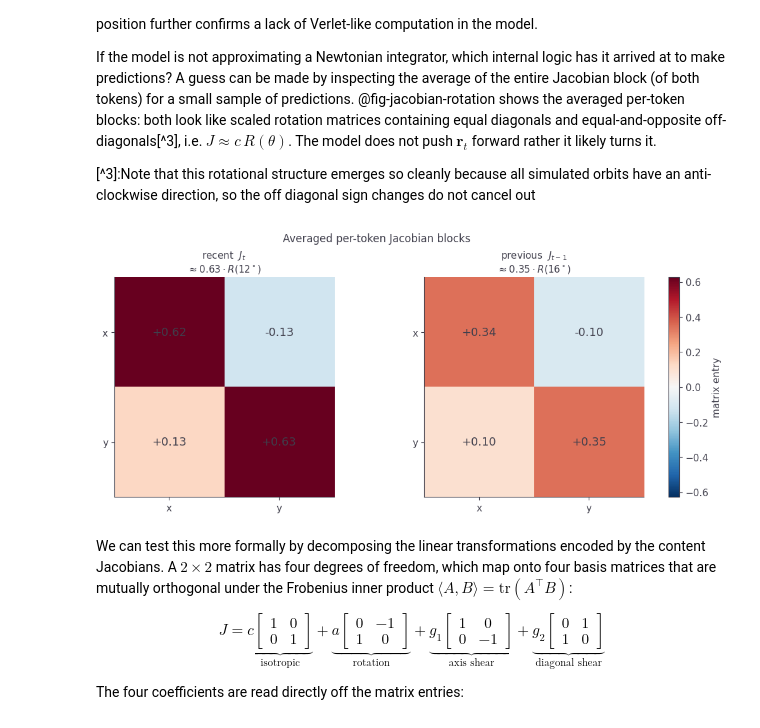
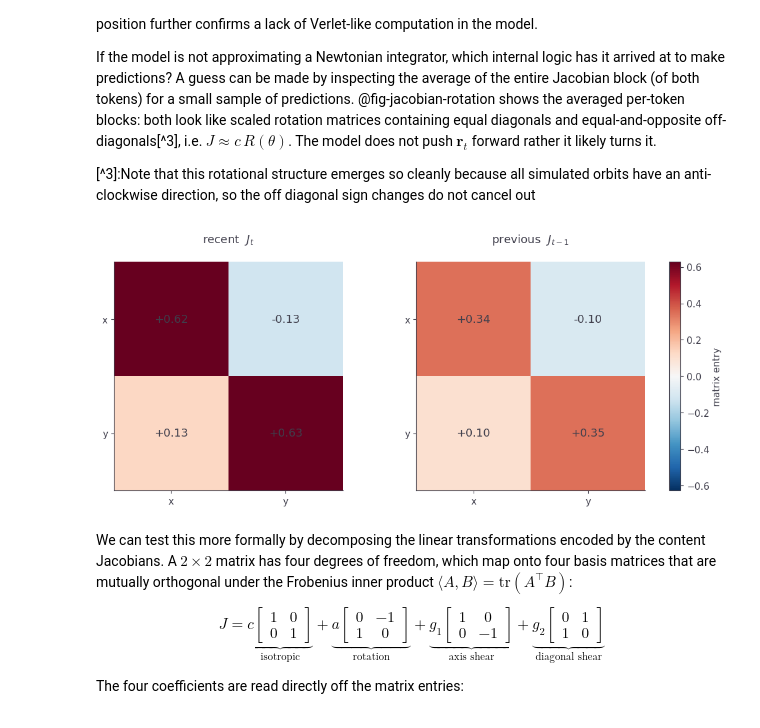
Before and after one commit to Arcadia-Science/world-model-orbits, a Jupyter notebook: index.ipynb, the cells around one changed output. Drawn from its saved outputs; the diff is of its cells as text; code cells hidden in the pictures.

Commit message:
figure cleanup

```diff
--- a/index.ipynb
+++ b/index.ipynb
@@ -180,6 +180,9 @@ for ax, mv, ev, label in [(axes[0], mv_2,   ev_2,   'context length = 2'),
     lo, hi = float(min(mv.min(), ev.min())), float(max(mv.max(), ev.max()))
     ax.plot([lo, hi], [lo, hi], 'k--', lw=1, label='y = x')
     ax.scatter(mv, ev, s=16, c='tab:blue', alpha=0.7, label=f'rel. err = {err:.0e}')
-    ax.set_xlabel('model forward output'); ax.set_ylabel('ELM reconstruction')
-fig.tight_layout(); plt.show()
+    ax.set_xlabel('model forward output')
+    ax.set_ylabel('ELM reconstruction')
+    ax.legend(title=label)
+fig.tight_layout()
+plt.show()
 # %% [output]
@@ -328,38 +330,35 @@ If the model is not approximating a Newtonian integrator, which internal logic h
 #| fig-cap: "The two content Jacobian blocks of the noisy short-context model, averaged over windows and drawn as heatmaps with each matrix entry annotated. Panel titles give the scale and angle of the nearest scaled rotation, J ~ s R(theta)."
 #| code-fold: true
 from analysis.elm import rotation_decompose
 
 mean_recent = all_blocks[:, T-1].mean(0)
 mean_prev   = all_blocks[:, T-2].mean(0)
 ds_r, a_r, ang_r, score_r = rotation_decompose(all_blocks[:, T-1])
 ds_p, a_p, ang_p, score_p = rotation_decompose(all_blocks[:, T-2])
 w_r    = NT.sample_orbit_windows(BLOCK_SIZE, N_WINDOWS, seed=SEED, offset=OFFSET)
 radius = np.linalg.norm(w_r[:, T-1, :], axis=1)
 
 fig, axes = plt.subplots(1, 2, figsize=(11, 4.5), constrained_layout=True)
 
 vmax = max(abs(mean_recent).max(), abs(mean_prev).max())
 sc_r, _, angm_r, _ = rotation_decompose(mean_recent)
 sc_p, _, angm_p, _ = rotation_decompose(mean_prev)
 
 for ax, M, name, sc, ang in [
     (axes[0], mean_recent, r'recent  $J_t$',       sc_r, angm_r),
     (axes[1], mean_prev,   r'previous  $J_{t-1}$', sc_p, angm_p)
 ]:
     im = ax.imshow(M, cmap='RdBu_r', vmin=-vmax, vmax=vmax)
     for (i, j), v in np.ndenumerate(M):
         ax.text(j, i, f'{v:+.2f}', ha='center', va='center', fontsize=13)
     ax.set_xticks([0, 1]); ax.set_yticks([0, 1])
     ax.set_xticklabels(['x', 'y']); ax.set_yticklabels(['x', 'y'])
-    ax.set_title(f'{name}\n' +
-                 rf'$\approx {float(sc):.2f}\cdot R({float(ang):.0f}^\circ)$',
-                 fontsize=11)
+    ax.set_title(f'{name}\n')
 
 fig.colorbar(im, ax=axes.tolist(), fraction=0.046, pad=0.04, label='matrix entry')
-fig.suptitle('Averaged per-token Jacobian blocks', fontsize=12)
 plt.show()
 # %% [output]
-[figure, old version]
+[figure, new version]
 # %% [markdown]
 We can test this more formally by decomposing the linear transformations encoded by the content Jacobians. A $2\times2$ matrix has four degrees of freedom, which map onto four basis matrices that are mutually orthogonal under the Frobenius inner product $\langle A, B\rangle = \mathrm{tr}(A^\top B)$:
 
```
Also changed, not shown: parts of 9 cells of this notebook, 1 other file.
